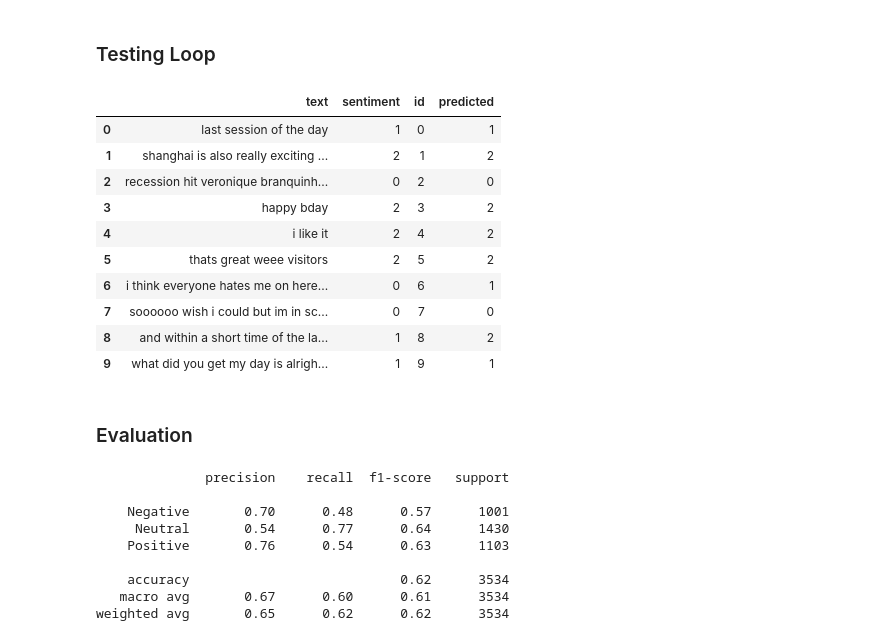
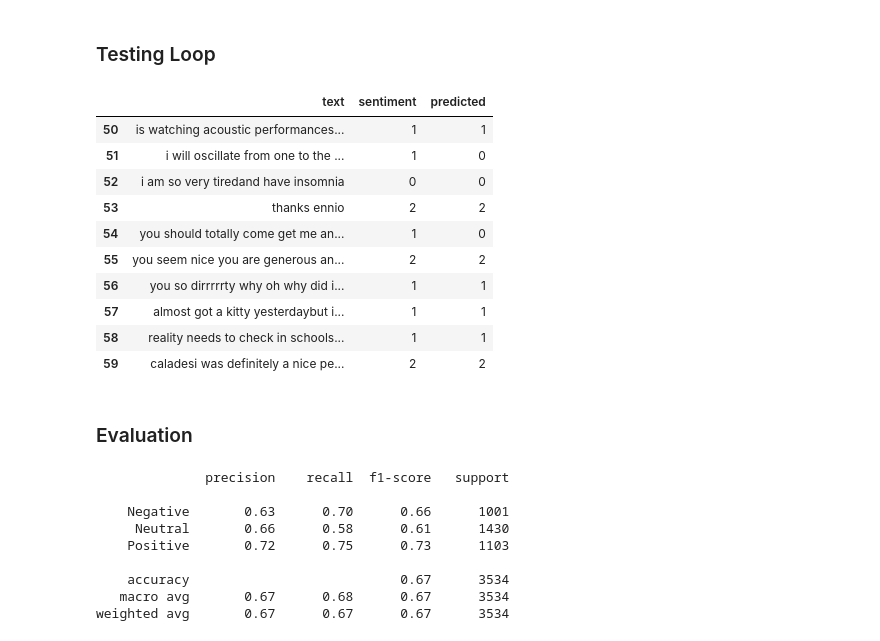
Before and after one commit to ProfessionalSalmon/Tweet-Sentiment-Analysis, a Jupyter notebook: notebook/tweet.ipynb, the cells around one changed output. Drawn from its saved outputs; the diff is of its cells as text; code cells hidden in the pictures.

```diff
--- a/notebook/tweet.ipynb
+++ b/notebook/tweet.ipynb
@@ -88,11 +116,20 @@ def remove_special_character(text):
     text=re.sub('<.*>','',text)
     text=re.sub('http\S+|https\S+|www\S+','',text)
     text=re.sub('@\S+|#\S+','',text)
-    text=re.sub('[^\w\s]','',text)
+    # Keep apostrophes only if inside words (like "I'm", "don't")
+    text = re.sub('`', "'",  text)
+    text = re.sub(r"[^\w\s']", '', text)
     return text
+# %%
+import contractions
+
+# couldn't -> could not
+def expand_contractions(text):
+    text = contractions.fix(text)
+    return text
 # %%
-train_df.loc[:, 'text'] = train_df['text'].str.lower().str.strip().apply(remove_special_character)
-test_df.loc[:, 'text'] = test_df['text'].str.lower().str.strip().apply(remove_special_character)
+train_df.loc[:, 'text'] = train_df['text'].str.lower().str.strip().apply(remove_special_character).apply(expand_contractions)
+test_df.loc[:, 'text'] = test_df['text'].str.lower().str.strip().apply(remove_special_character).apply(expand_contractions)
 # %%
 train_df.head()
 # %% [output]
@@ -354,20 +486,20 @@ with torch.no_grad(), open('predictions.csv', 'w', newline='') as csvfile:
 # %%
 test_pred = pd.read_csv('/content/predictions.csv')
 # %%
-test_results = pd.concat([test_df.reset_index(drop=True), test_pred], axis=1)
-test_results.head(10)
+test_results = pd.concat([test_df.reset_index(drop=True), test_pred], axis=1).drop(columns=['id'])
+test_results[50:60]
 # %% [output]
-|  | text | sentiment | id | predicted |
-| 0 | last session of the day | 1 | 0 | 1 |
-| 1 | shanghai is also really exciting ... | 2 | 1 | 2 |
-| 2 | recession hit veronique branquinh... | 0 | 2 | 0 |
-| 3 | happy bday | 2 | 3 | 2 |
-| 4 | i like it | 2 | 4 | 2 |
-| 5 | thats great weee visitors | 2 | 5 | 2 |
-| 6 | i think everyone hates me on here... | 0 | 6 | 1 |
-| 7 | soooooo wish i could but im in sc... | 0 | 7 | 0 |
-| 8 | and within a short time of the la... | 1 | 8 | 2 |
-| 9 | what did you get my day is alrigh... | 1 | 9 | 1 |
+|  | text | sentiment | predicted |
+| 50 | is watching acoustic performances... | 1 | 1 |
+| 51 | i will oscillate from one to the ... | 1 | 0 |
+| 52 | i am so very tiredand have insomnia | 0 | 0 |
+| 53 | thanks ennio | 2 | 2 |
+| 54 | you should totally come get me an... | 1 | 0 |
+| 55 | you seem nice you are generous an... | 2 | 2 |
+| 56 | you so dirrrrrty why oh why did i... | 1 | 1 |
+| 57 | almost got a kitty yesterdaybut i... | 1 | 1 |
+| 58 | reality needs to check in schools... | 1 | 1 |
+| 59 | caladesi was definitely a nice pe... | 2 | 2 |
 # %% [markdown]
 ### Evaluation
 # %%
@@ -380,13 +512,13 @@ print(report)
 # %% [output]
               precision    recall  f1-score   support
 
-    Negative       0.70      0.48      0.57      1001
-     Neutral       0.54      0.77      0.64      1430
-    Positive       0.76      0.54      0.63      1103
+    Negative       0.63      0.70      0.66      1001
+     Neutral       0.66      0.58      0.61      1430
+    Positive       0.72      0.75      0.73      1103
 
-    accuracy                           0.62      3534
-   macro avg       0.67      0.60      0.61      3534
-weighted avg       0.65      0.62      0.62      3534
+    accuracy                           0.67      3534
+   macro avg       0.67      0.68      0.67      3534
+weighted avg       0.67      0.67      0.67      3534
 # %%
 cm = confusion_matrix(true, pred)
 
```
Also changed, not shown: parts of 28 cells of this notebook.
